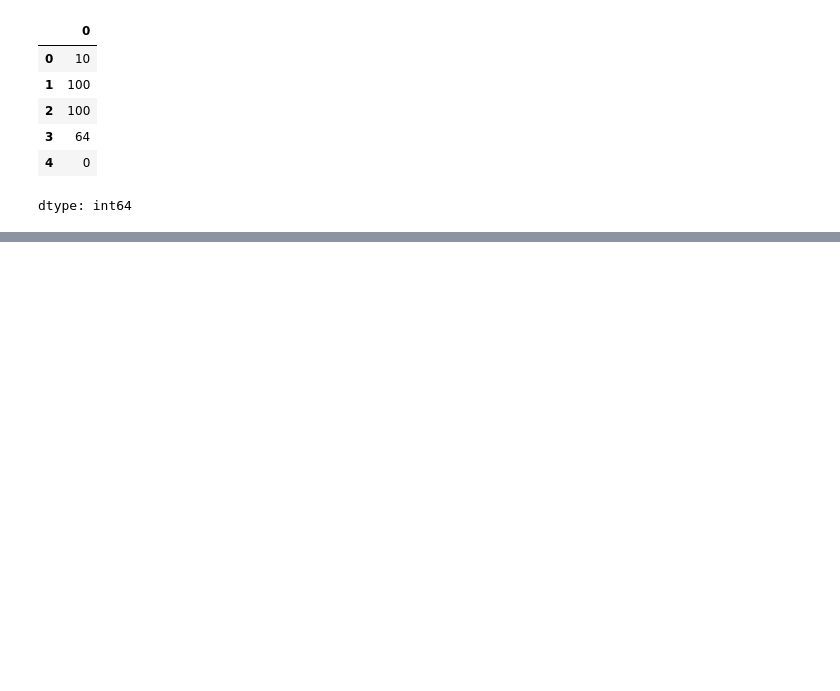
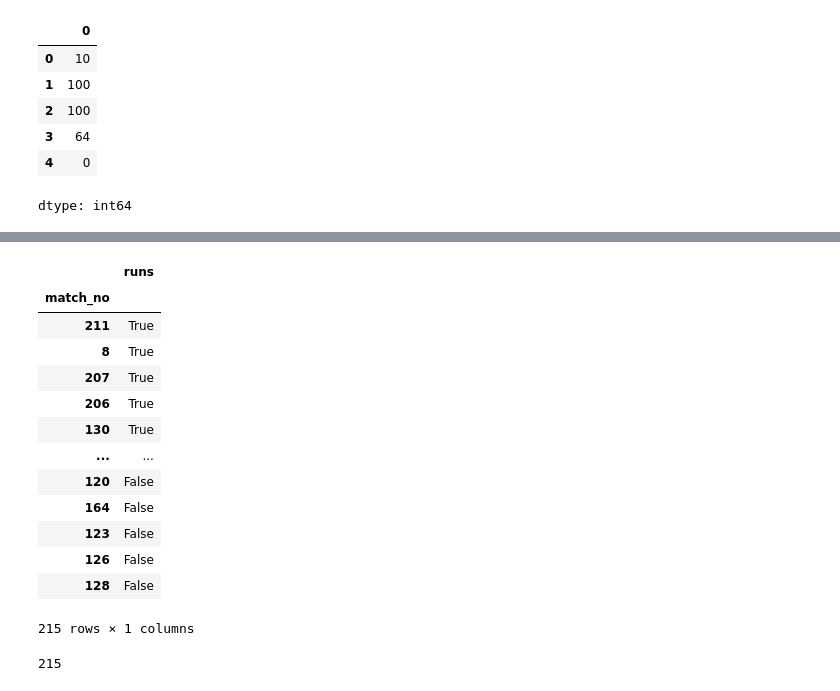
Before and after one commit to raunakdwivedi03/Python_Libraries, a Jupyter notebook: Pandas.ipynb, the cells around one changed output, grey strips where cells are left out. Drawn from its saved outputs; the diff is of its cells as text; code cells hidden in the pictures; blank space fills up the shorter version.

```diff
--- a/Pandas.ipynb
+++ b/Pandas.ipynb
@@ -745,0 +897,24 @@ bollywood
+# %%
+## Relational operator
+kohli<=50
+# %% [output]
+|  | runs |
+| match_no |  |
+| 211 | True |
+| 8 | True |
+| 207 | True |
+| 206 | True |
+| 130 | True |
+| ... | ... |
+| 120 | False |
+| 164 | False |
+| 123 | False |
+| 126 | False |
+| 128 | False |
+215 rows × 1 columns
+# %%
+#boolean indexing
+#find the no. of 50s and 100s scored by kohli
+kohli[kohli >= 50].size
+# %% [output]
+215
```
Also changed, not shown: parts of 25 cells of this notebook.
